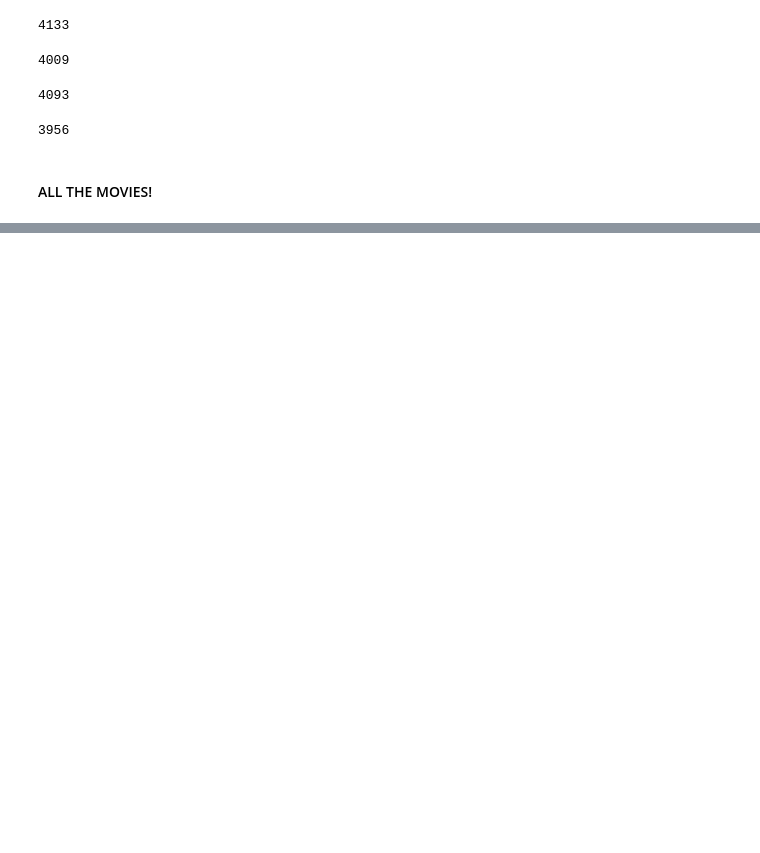
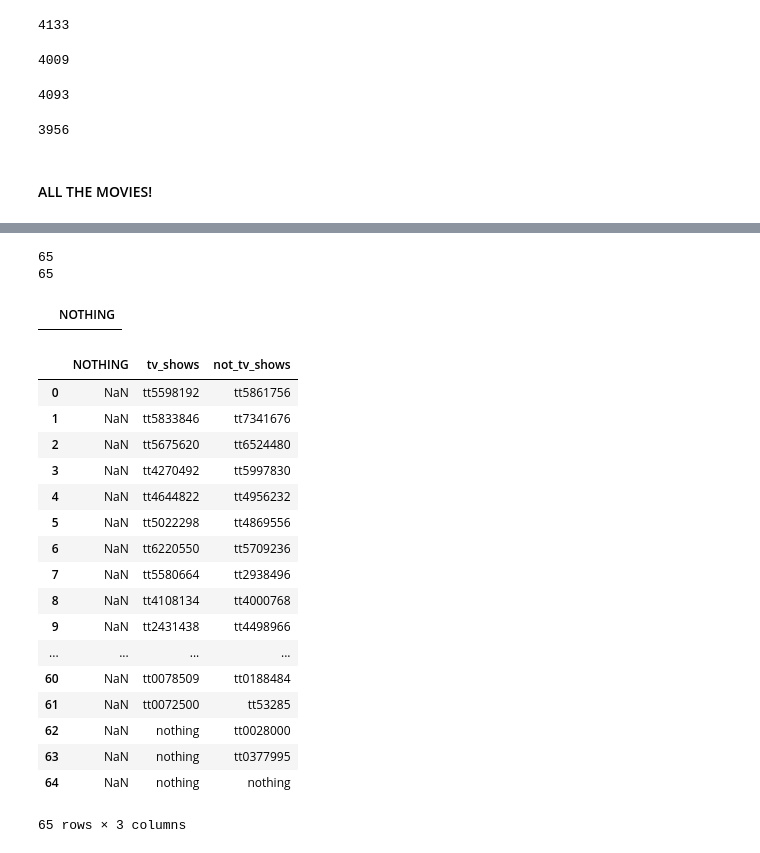
Before and after one commit to MagicMilly/women-in-film-analysis-dashboard, a Jupyter notebook: API_Fun.ipynb, the cells around one changed output, grey strips where cells are left out. Saved outputs shown, nothing was run; the diff lists cells and outputs as text; code cells hidden in the pictures; blank space fills up the shorter version.

Commit message:
found the tv shows

```diff
--- a/API_Fun.ipynb
+++ b/API_Fun.ipynb
@@ -420,0 +483,5 @@ bechdel_df.head()
+# %%
+tv_show_ids = []
+other_ids = []
+# %%
+imdb_id_list = list(bad_ids_possible_tvs[0].values)
@@ -420,0 +491,16 @@ bechdel_df.head()
+# %%
+start = datetime.now()
+
+for imdb_id in imdb_id_list:
+
+    url = 'https://api.themoviedb.org/3/find/' + imdb_id + '?api_key=' + api_key + '&external_source=imdb_id'
+    response = call_api(url)
+    results = response.json()
+    if results['tv_results']:
+        tv_show_ids.append(imdb_id)
+    else:
+        print(f'{imdb_id} is not a TV show')
+        other_ids.append(imdb_id)
+
+elapsed = start - datetime.now()
+print(f'Total time: {elapsed}')
@@ -420,0 +525,34 @@ bechdel_df.head()
+# %%
+print(len(tv_show_ids))
+print(len(other_ids))
+# %% [output]
+65
+65
+# %%
+api_detective_work = pd.DataFrame(columns=['NOTHING'])
+api_detective_work.head()
+# %% [output]
+|  | NOTHING |
+# %%
+api_detective_work['tv_shows'] = tv_show_ids
+api_detective_work['not_tv_shows'] = other_ids
+api_detective_work
+# %% [output]
+|  | NOTHING | tv_shows | not_tv_shows |
+| 0 | NaN | tt5598192 | tt5861756 |
+| 1 | NaN | tt5833846 | tt7341676 |
+| 2 | NaN | tt5675620 | tt6524480 |
+| 3 | NaN | tt4270492 | tt5997830 |
+| 4 | NaN | tt4644822 | tt4956232 |
+| 5 | NaN | tt5022298 | tt4869556 |
+| 6 | NaN | tt6220550 | tt5709236 |
+| 7 | NaN | tt5580664 | tt2938496 |
+| 8 | NaN | tt4108134 | tt4000768 |
+| 9 | NaN | tt2431438 | tt4498966 |
+| ... | ... | ... | ... |
+| 60 | NaN | tt0078509 | tt0188484 |
+| 61 | NaN | tt0072500 | tt53285 |
+| 62 | NaN | nothing | tt0028000 |
+| 63 | NaN | nothing | tt0377995 |
+| 64 | NaN | nothing | nothing |
+65 rows × 3 columns
```
Also changed, not shown: parts of 12 cells of this notebook.
